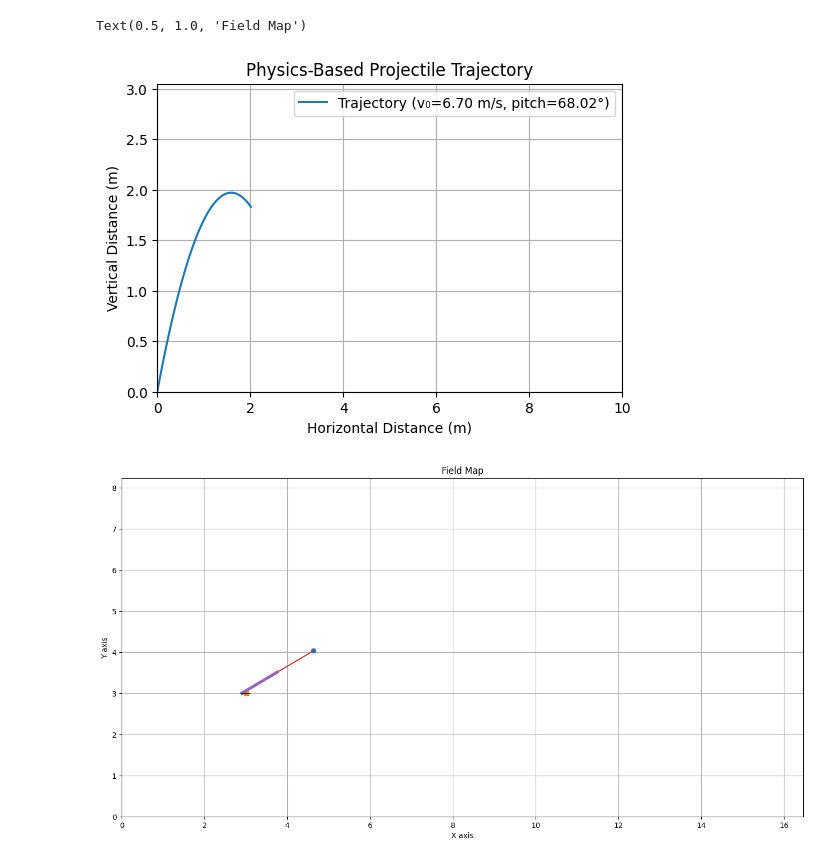
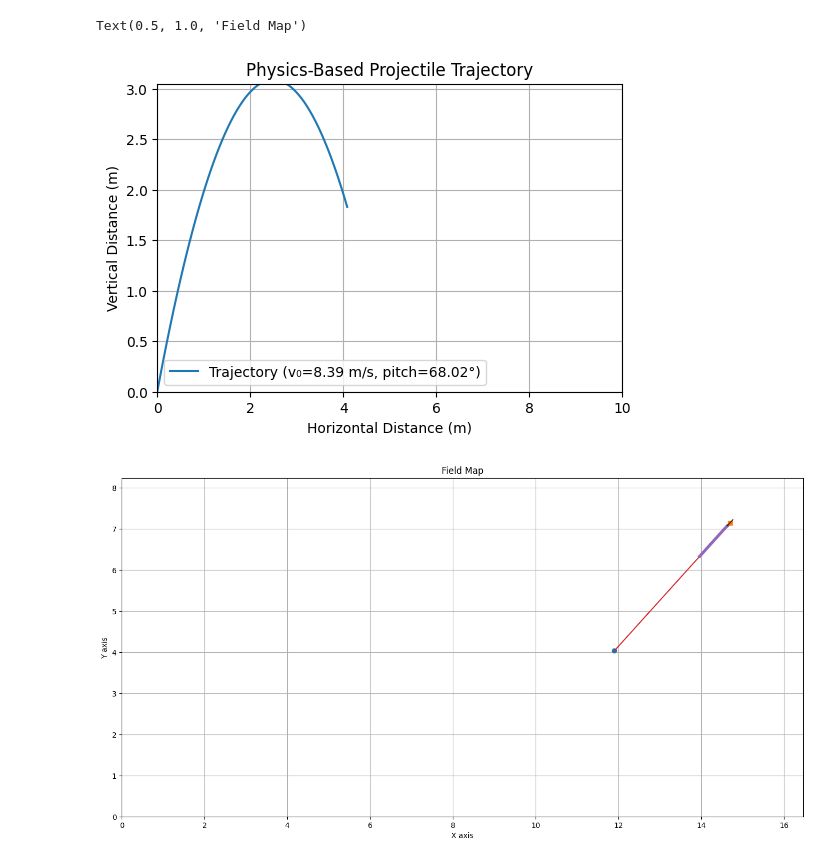
Before and after one commit to ejbunnell/Scripting, a Jupyter notebook: trajectory_fixed_angle.ipynb, the cells around one changed output. Drawn from its saved outputs; the diff is of its cells as text; code cells hidden in the pictures.

```diff
--- a/trajectory_fixed_angle.ipynb
+++ b/trajectory_fixed_angle.ipynb
@@ -71,8 +71,8 @@ blue_hub_pose = Translation3d(4.63, 4.03, 1.8288)
 red_hub_pose = Translation3d(11.9, blue_hub_pose.y, blue_hub_pose.z)
 
 
-hub_pose = blue_hub_pose
-robot_pose = Pose3d(Translation3d(3, 3, 0), Rotation3d(0, 0, 0)) # X, Y, Z, Roll, Pitch, Yaw
+hub_pose = red_hub_pose
+robot_pose = Pose3d(Translation3d(14.696, 7.145, 0), Rotation3d(0, 0, 47.16)) # X, Y, Z, Roll, Pitch, Yaw
 robot_velocity = Pose3d(Translation3d(0, 0, 0), Rotation3d(0, 0, 0)) # V_x, V_y, V_z, Omega_roll, Omega_pitch, Omega_yaw
 
 turret_offset = Translation3d(-in_to_m(4), 0, in_to_m(6))
@@ -103,8 +103,70 @@ v_y = math.sin(math.atan2(delta_y, delta_x)) * v_r - turret_v_y
 v_fuel = hypotenuse3(v_x, v_y, v_z)
 
 
-shooter_wheel_radius = in_to_m(3)
-shooter_omega = v_fuel / shooter_wheel_radius
+shooter_wheel_radius = in_to_m(2)
+shooter_mass = 0.65 # kg  ????
+test_shooter_omega = v_fuel / shooter_wheel_radius
+print(test_shooter_omega * 2.45 / (2 * math.pi))
+
+ball_diameter = in_to_m(5.9)
+ball_mass = 0.227 # kg
+ball_compression = in_to_m(0.9)
+effective_ball_radius = (ball_diameter - ball_compression) / 2
+effective_radius = effective_ball_radius + shooter_wheel_radius
+# shooter_omega = math.sqrt((14 * ball_mass * v_fuel**2) / (5 * shooter_wheel_radius**2 * shooter_mass))
+# shooter_omega = math.sqrt(( 1/2 * ball_mass * v_fuel**2) / ( 1/4 * shooter_mass * shooter_wheel_radius**2 - 1/5 * ball_mass * effective_ball_radius**4 / shooter_wheel_radius**2))
+# shooter_omega = v_fuel / (shooter_wheel_radius + effective_ball_radius)
+
+def required_flywheel_omega(
+    v_exit,                # desired ball exit velocity (m/s)
+    ball_mass,             # kg
+    flywheel_mass,         # kg
+    flywheel_radius,       # m
+    effective_radius,      # m (ball center at release)
+    max_rpm_drop_fraction  # e.g. 0.15 = 15% droop
+):
+    """
+    Returns required initial flywheel omega (rad/s)
+    """
+
+    # Flywheel inertia (solid disk)
+    I_flywheel = 0.5 * flywheel_mass * flywheel_radius**2
+
+    # Ball energy (translation + rotation)
+    E_ball = (7/10) * ball_mass * v_exit**2
+
+    # Relate initial and final omega via droop fraction
+    omega_f_over_i = 1.0 - max_rpm_drop_fraction
+
+    # Energy equation:
+    # 0.5 * I * (ω_i^2 - ω_f^2) = E_ball
+    # Substitute ω_f = k * ω_i
+    k = omega_f_over_i
+
+    omega_i_energy = math.sqrt(
+        (2 * E_ball) /
+        (I_flywheel * (1 - k**2))
+    )
+
+    # Kinematic constraint (ball sees average omega)
+    omega_i_kinematic = (
+        2 * v_exit / effective_radius
+    ) / (1 + k)
+
+    # You must satisfy BOTH constraints
+    omega_required = max(omega_i_energy, omega_i_kinematic)
+
+    return omega_required
+
+shooter_omega = required_flywheel_omega(
+    v_exit=v_fuel,
+    ball_mass=ball_mass,
+    flywheel_mass=shooter_mass,
+    flywheel_radius=shooter_wheel_radius,
+    effective_radius=effective_radius,
+    max_rpm_drop_fraction=0.1
+)
+
 
 yaw = math.atan2(v_y, v_x)
 
@@ -193,3 +256,3 @@ Max height: 1.97 meters or 6.46 feet or 77.53 in
 Text(0.5, 1.0, 'Field Map')
-[figure, old version]
+[figure, new version]
-[figure, old version]
+[figure, new version]
```
Also changed, not shown: parts of 1 cell of this notebook.
